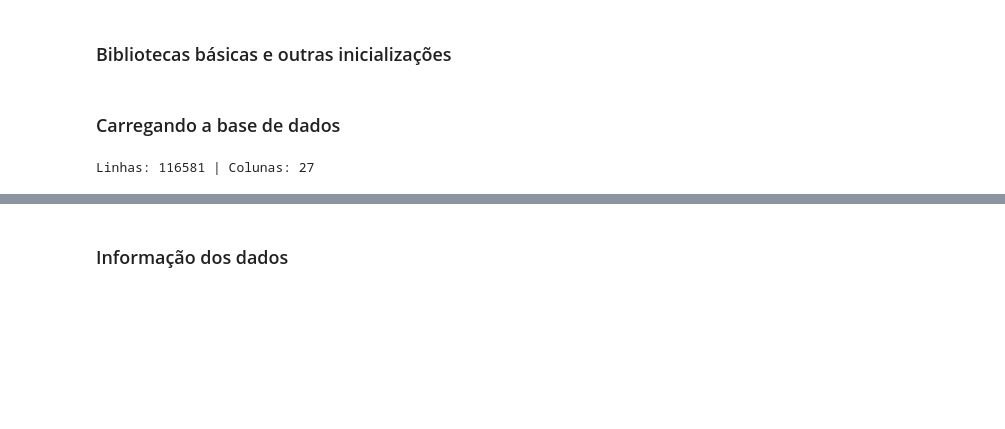
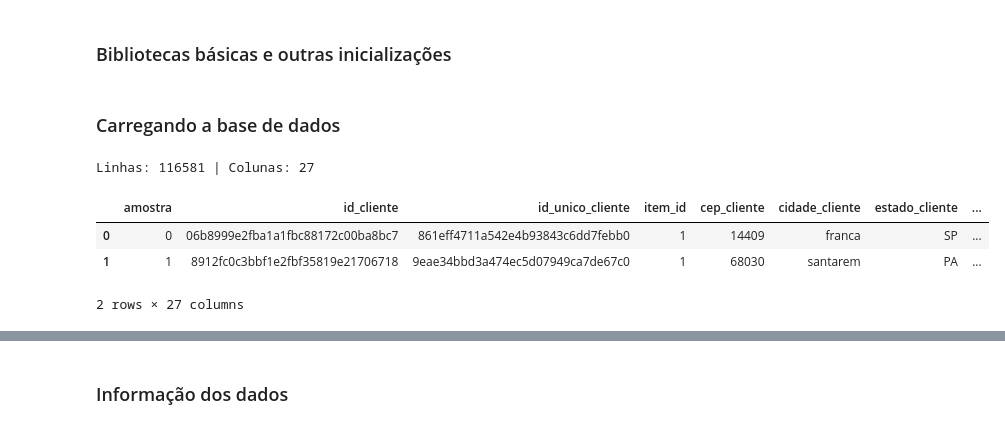
Before and after one commit to LilianeAquino/notebooks_cursos_alura, a Jupyter notebook: Clusterização de dados: Segmentação de clientes/clusterização_segmentação_clientes.ipynb, the cells around one changed output, grey strips where cells are left out. Cells and saved outputs as stored; diff of their text form; code cells hidden in the pictures; blank space fills up the shorter version.

```diff
--- a/Clusterização de dados: Segmentação de clientes/clusterização_segmentação_clientes.ipynb
+++ b/Clusterização de dados: Segmentação de clientes/clusterização_segmentação_clientes.ipynb
@@ -20,5 +21,10 @@ warnings.filterwarnings('ignore')
 # %%
 df = pd.read_csv('./datasets/dados.csv')
 print(f'Linhas: {df.shape[0]} | Colunas: {df.shape[1]}')
+df.head(2)
 # %% [output]
 Linhas: 116581 | Colunas: 27
+|  | amostra | id_cliente | id_unico_cliente | item_id | cep_cliente | cidade_cliente | estado_cliente | ... |
+| 0 | 0 | 06b8999e2fba1a1fbc88172c00ba8bc7 | 861eff4711a542e4b93843c6dd7febb0 | 1 | 14409 | franca | SP | ... |
+| 1 | 1 | 8912fc0c3bbf1e2fbf35819e21706718 | 9eae34bbd3a474ec5d07949ca7de67c0 | 1 | 68030 | santarem | PA | ... |
+2 rows × 27 columns
```
Also changed, not shown: parts of 23 cells of this notebook.
